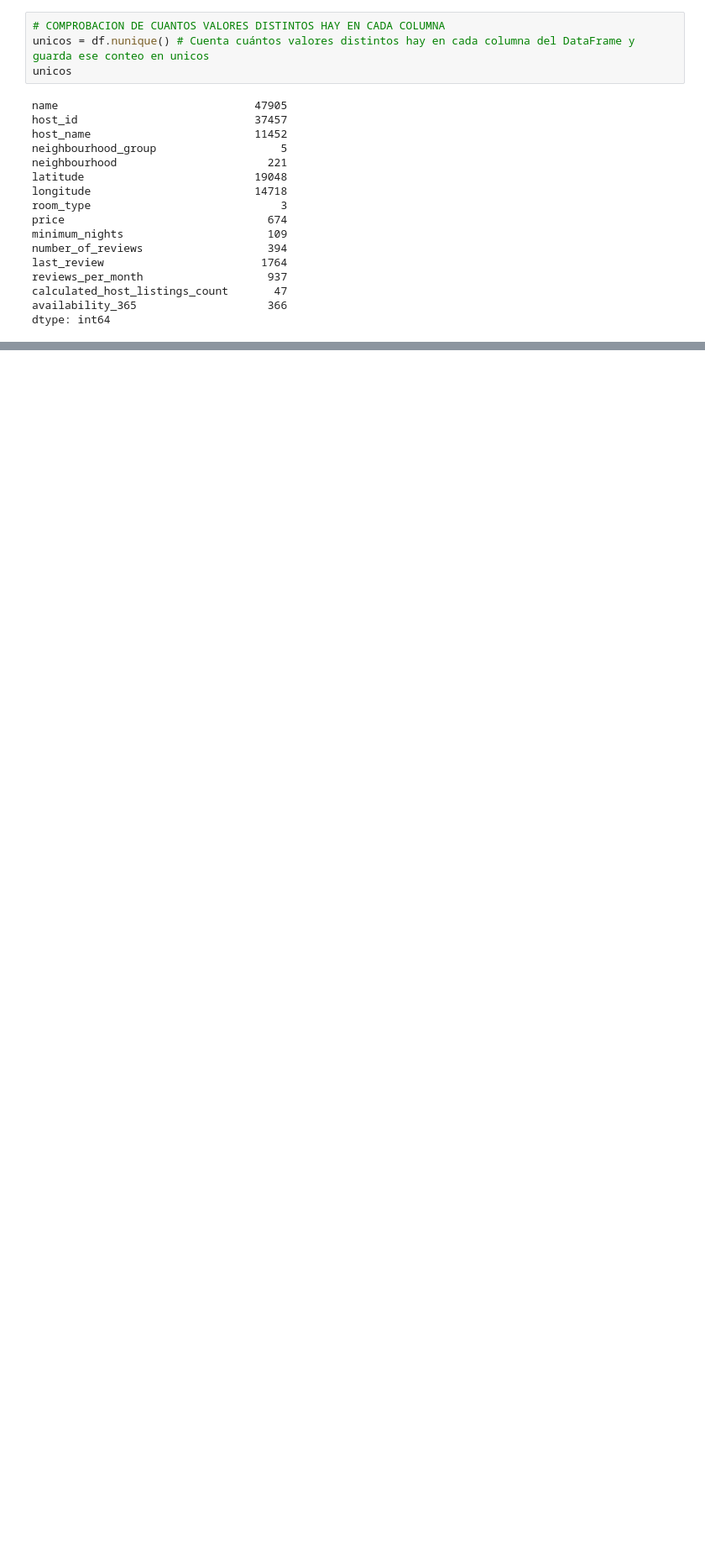
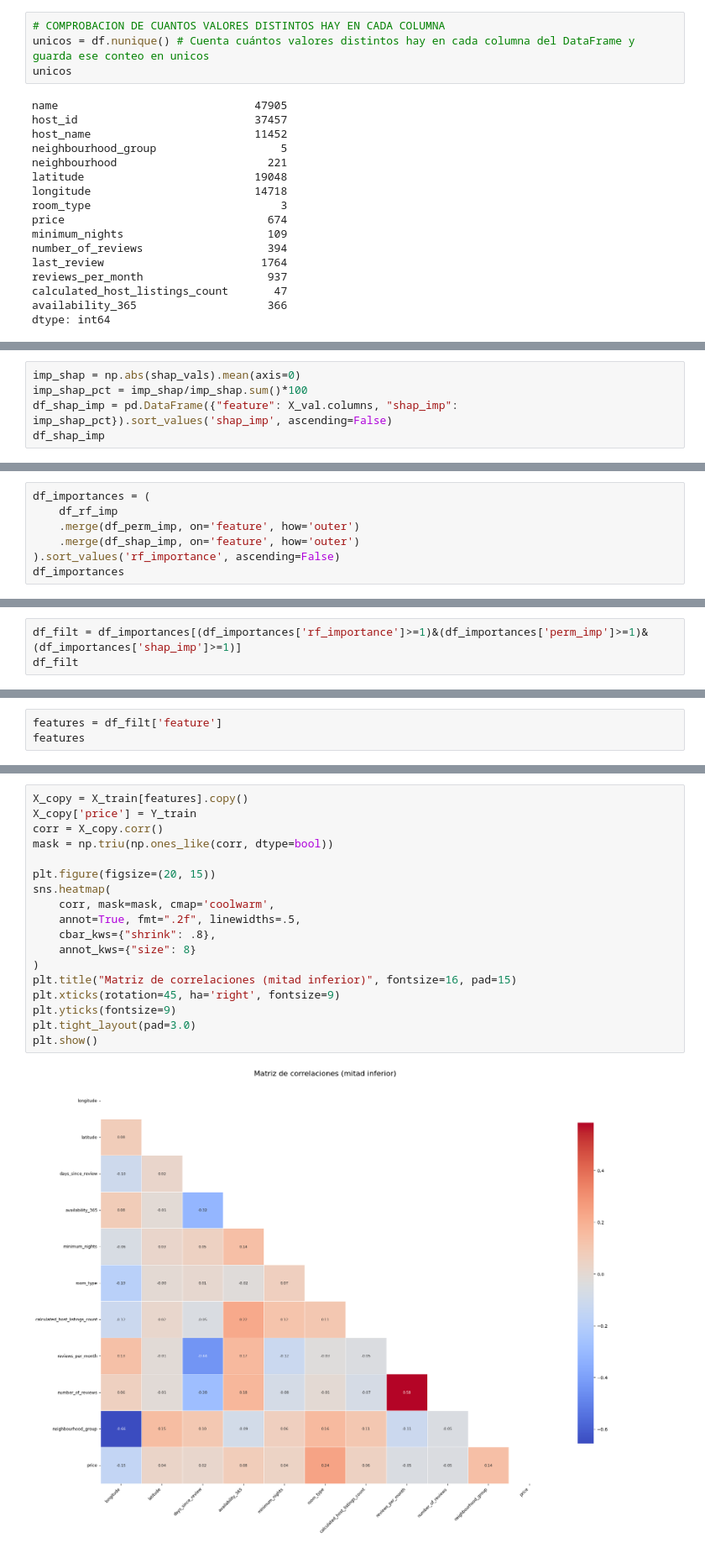
Before and after one commit to 4GeeksAcademy/correaliesel138-a11y-intro-ml, a Jupyter notebook: src/00-eda.ipynb, the cells around one changed output, grey strips where cells are left out. Shown: that part at 84% size. Cells and saved outputs as stored; diff of their text form; blank space fills up the shorter version.

```diff
--- a/src/00-eda.ipynb
+++ b/src/00-eda.ipynb
@@ -198,0 +1061,5 @@ df[unicos[unicos==1].index]  # Muestra las columnas que tienen un solo valor ún
+# %%
+imp_shap = np.abs(shap_vals).mean(axis=0)
+imp_shap_pct = imp_shap/imp_shap.sum()*100
+df_shap_imp = pd.DataFrame({"feature": X_val.columns, "shap_imp": imp_shap_pct}).sort_values('shap_imp', ascending=False)
+df_shap_imp
@@ -198,0 +1086,7 @@ df[unicos[unicos==1].index]  # Muestra las columnas que tienen un solo valor ún
+# %%
+df_importances = (
+    df_rf_imp
+    .merge(df_perm_imp, on='feature', how='outer')
+    .merge(df_shap_imp, on='feature', how='outer')
+).sort_values('rf_importance', ascending=False)
+df_importances
@@ -198,0 +1106,3 @@ df[unicos[unicos==1].index]  # Muestra las columnas que tienen un solo valor ún
+# %%
+df_filt = df_importances[(df_importances['rf_importance']>=1)&(df_importances['perm_imp']>=1)&(df_importances['shap_imp']>=1)]
+df_filt
@@ -198,0 +1126,3 @@ df[unicos[unicos==1].index]  # Muestra las columnas que tienen un solo valor ún
+# %%
+features = df_filt['feature']
+features
@@ -198,0 +1157,20 @@ df[unicos[unicos==1].index]  # Muestra las columnas que tienen un solo valor ún
+# %%
+X_copy = X_train[features].copy()
+X_copy['price'] = Y_train
+corr = X_copy.corr()
+mask = np.triu(np.ones_like(corr, dtype=bool))
+
+plt.figure(figsize=(20, 15))
+sns.heatmap(
+    corr, mask=mask, cmap='coolwarm',
+    annot=True, fmt=".2f", linewidths=.5,
+    cbar_kws={"shrink": .8},
+    annot_kws={"size": 8}
+)
+plt.title("Matriz de correlaciones (mitad inferior)", fontsize=16, pad=15)
+plt.xticks(rotation=45, ha='right', fontsize=9)
+plt.yticks(fontsize=9)
+plt.tight_layout(pad=3.0)
+plt.show()
+# %% [output]
+[figure, added]
```
Also changed, not shown: parts of 122 cells of this notebook.
